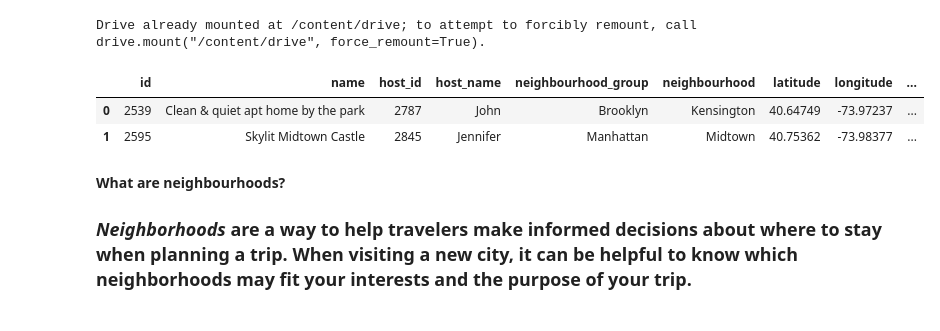
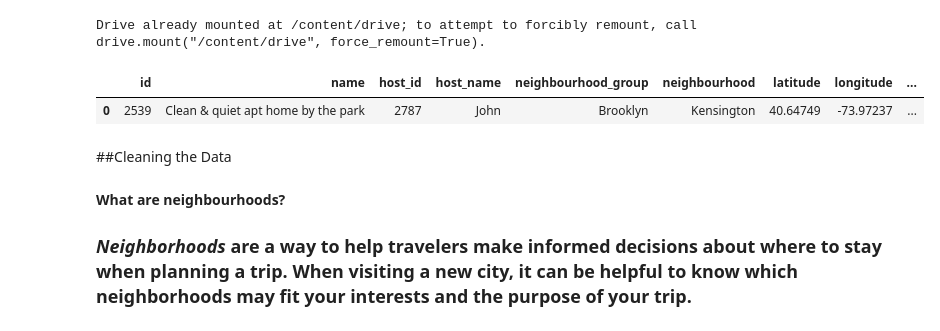
Before and after one commit to BhanuPShahi/Airbnb-Bookings-Analysis, a Jupyter notebook: Bhanu_Pratap_Shahi_24_02_2021_[ABTN0101]_AirBnB_Bookings_Analysis.ipynb, the cells around one changed output. Drawn from its saved outputs; the diff is of its cells as text; code cells hidden in the pictures.

```diff
--- a/Bhanu_Pratap_Shahi_24_02_2021_[ABTN0101]_AirBnB_Bookings_Analysis.ipynb
+++ b/Bhanu_Pratap_Shahi_24_02_2021_[ABTN0101]_AirBnB_Bookings_Analysis.ipynb
@@ -36,8 +36,9 @@ Drive already mounted at /content/drive; to attempt to forcibly remount, call dr
 path='/content/drive/MyDrive/AlmaBetter/Cohort Nilgiri/Module 1/Week 4/Day 3/AirBnB Bookings Analysis/Airbnb NYC 2019.csv'
 airbnb_df=pd.read_csv(path)
 # %%
-airbnb_df.head(2)
+airbnb_df.head(1)
 # %% [output]
 |  | id | name | host_id | host_name | neighbourhood_group | neighbourhood | latitude | longitude | ... |
 | 0 | 2539 | Clean & quiet apt home by the park | 2787 | John | Brooklyn | Kensington | 40.64749 | -73.97237 | ... |
-| 1 | 2595 | Skylit Midtown Castle | 2845 | Jennifer | Manhattan | Midtown | 40.75362 | -73.98377 | ... |
+# %% [markdown]
+##Cleaning the Data
```
Also changed, not shown: parts of 30 cells of this notebook.
